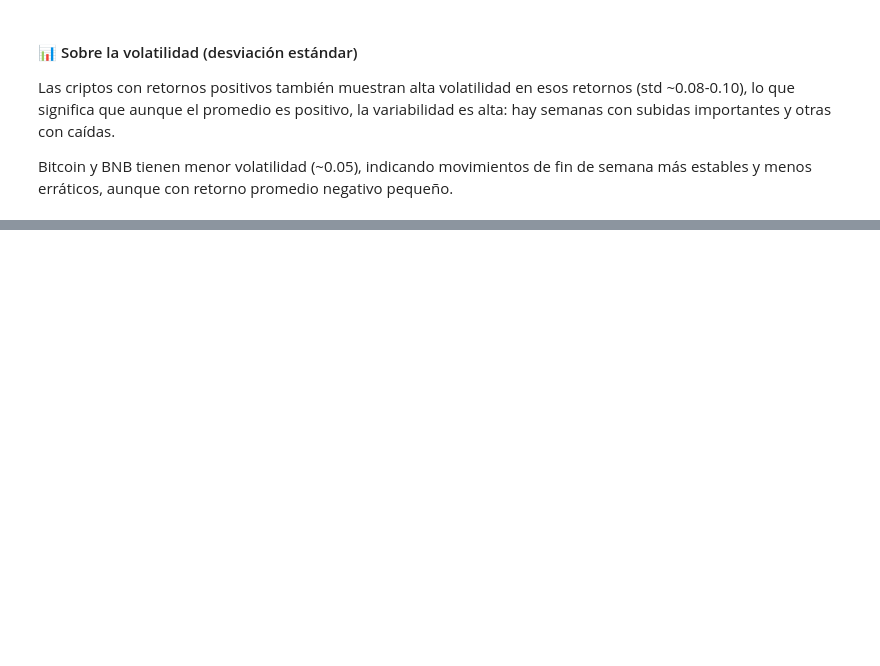
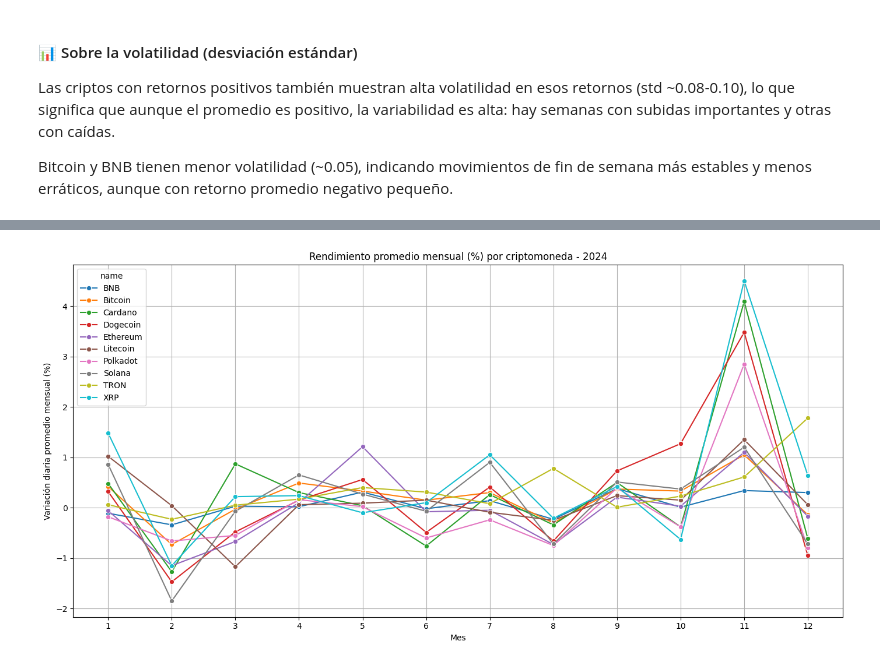
Before and after one commit to TraversaOlazabal/Data-Science-2---ML, a Jupyter notebook: CriptoAnalytics_AlejandroTraversaOlazabal.ipynb, the cells around one changed output, grey strips where cells are left out. Cells and saved outputs as stored; diff of their text form; code cells hidden in the pictures; blank space fills up the shorter version.

```diff
--- a/CriptoAnalytics_AlejandroTraversaOlazabal.ipynb
+++ b/CriptoAnalytics_AlejandroTraversaOlazabal.ipynb
@@ -1747,0 +1874,11 @@ Bitcoin y BNB tienen menor volatilidad (~0.05), indicando movimientos de fin de
+# %%
+# Agrupamos por cripto y mes, y sacamos el rendimiento promedio diario en cada mes
+monthly_returns = df_merged.groupby(['name', 'month'])['daily_pct_change'].mean().reset_index()
+
+# Redondeamos para presentación
+monthly_returns['daily_pct_change'] = (monthly_returns['daily_pct_change'] * 100).round(2)
+
+# Renombramos columna para presentación
+monthly_returns.rename(columns={'daily_pct_change': 'rendimiento_mensual_%'}, inplace=True)
+
+monthly_returns
@@ -1747,0 +1899,15 @@ Bitcoin y BNB tienen menor volatilidad (~0.05), indicando movimientos de fin de
+# %%
+import seaborn as sns
+import matplotlib.pyplot as plt
+
+plt.figure(figsize=(14,7))
+sns.lineplot(data=monthly_returns, x='month', y='rendimiento_mensual_%', hue='name', marker='o')
+plt.title('Rendimiento promedio mensual (%) por criptomoneda - 2024')
+plt.xlabel('Mes')
+plt.ylabel('Variación diaria promedio mensual (%)')
+plt.xticks(range(1, 13))
+plt.grid(True)
+plt.tight_layout()
+plt.show()
+# %% [output]
+[figure, added]
```
Also changed, not shown: parts of 16 cells of this notebook.
